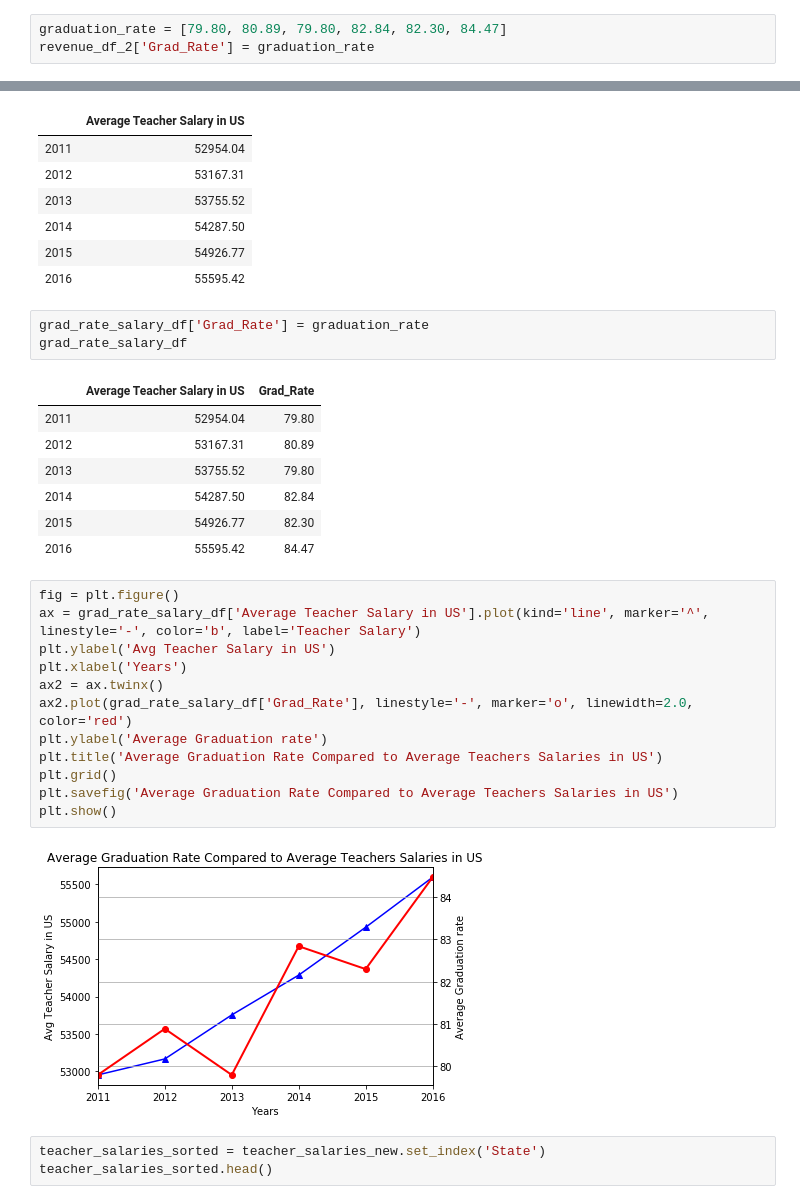
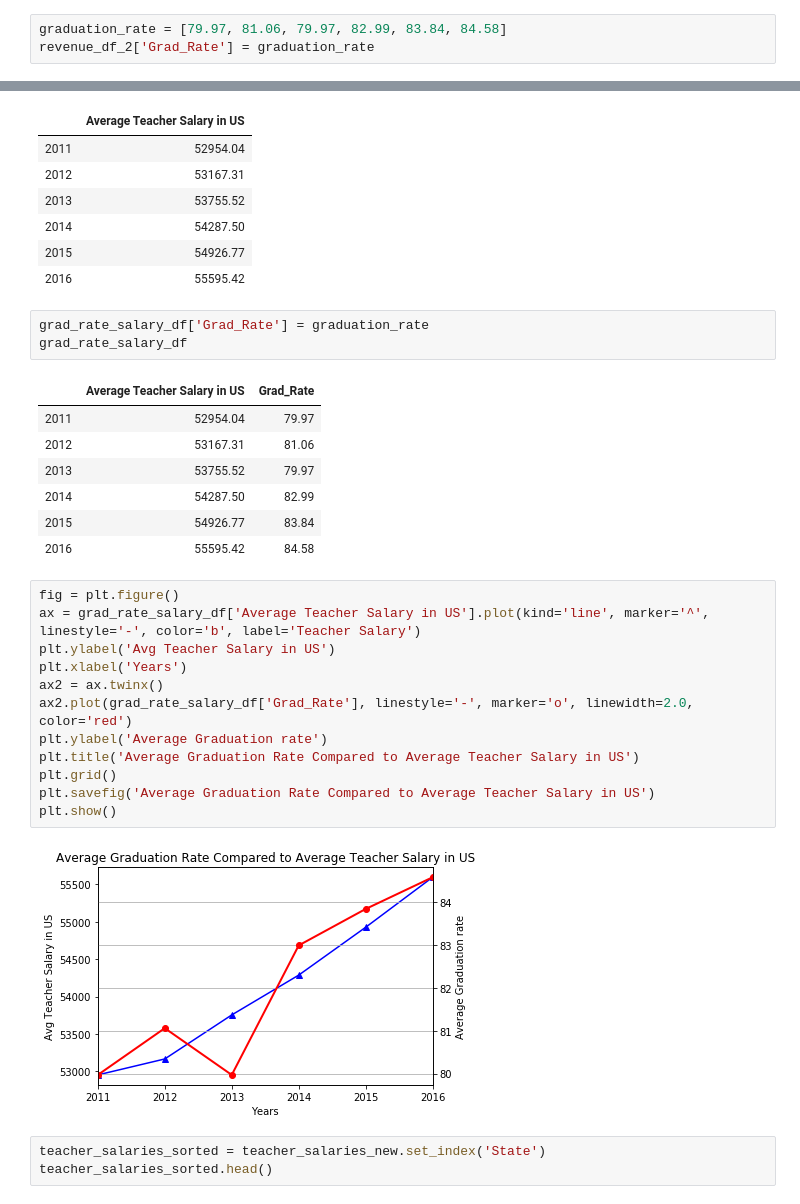
Before and after one commit to ScriptMigo/Project-1, a Jupyter notebook: teacher.ipynb, the cells around one changed output, grey strips where cells are left out. Drawn from its saved outputs; the diff is of its cells as text.

```diff
--- a/teacher.ipynb
+++ b/teacher.ipynb
@@ -624,7 +633,7 @@ revenue_df_2
 | 2015 | 653.669669 |
 | 2016 | 682.057276 |
 # %%
-graduation_rate = [79.80, 80.89, 79.80, 82.84, 82.30, 84.47]
+graduation_rate = [79.97, 81.06, 79.97, 82.99, 83.84, 84.58]
 revenue_df_2['Grad_Rate'] = graduation_rate
 # %%
 fig = plt.figure()
@@ -1092,26 +1081,26 @@ grad_rate_salary_df['Grad_Rate'] = graduation_rate
 grad_rate_salary_df
 # %% [output]
 |  | Average Teacher Salary in US | Grad_Rate |
-| 2011 | 52954.04 | 79.80 |
-| 2012 | 53167.31 | 80.89 |
-| 2013 | 53755.52 | 79.80 |
-| 2014 | 54287.50 | 82.84 |
-| 2015 | 54926.77 | 82.30 |
-| 2016 | 55595.42 | 84.47 |
+| 2011 | 52954.04 | 79.97 |
+| 2012 | 53167.31 | 81.06 |
+| 2013 | 53755.52 | 79.97 |
+| 2014 | 54287.50 | 82.99 |
+| 2015 | 54926.77 | 83.84 |
+| 2016 | 55595.42 | 84.58 |
 # %%
 fig = plt.figure()
 ax = grad_rate_salary_df['Average Teacher Salary in US'].plot(kind='line', marker='^', linestyle='-', color='b', label='Teacher Salary')
 plt.ylabel('Avg Teacher Salary in US')
 plt.xlabel('Years')
 ax2 = ax.twinx()
 ax2.plot(grad_rate_salary_df['Grad_Rate'], linestyle='-', marker='o', linewidth=2.0, color='red')
 plt.ylabel('Average Graduation rate')
-plt.title('Average Graduation Rate Compared to Average Teachers Salaries in US')
+plt.title('Average Graduation Rate Compared to Average Teacher Salary in US')
 plt.grid()
-plt.savefig('Average Graduation Rate Compared to Average Teachers Salaries in US')
+plt.savefig('Average Graduation Rate Compared to Average Teacher Salary in US')
 plt.show()
 # %% [output]
-[figure, old version]
+[figure, new version]
 # %%
 teacher_salaries_sorted = teacher_salaries_new.set_index('State')
 teacher_salaries_sorted.head()
```
Also changed, not shown: parts of 26 cells of this notebook, 25 other files.
